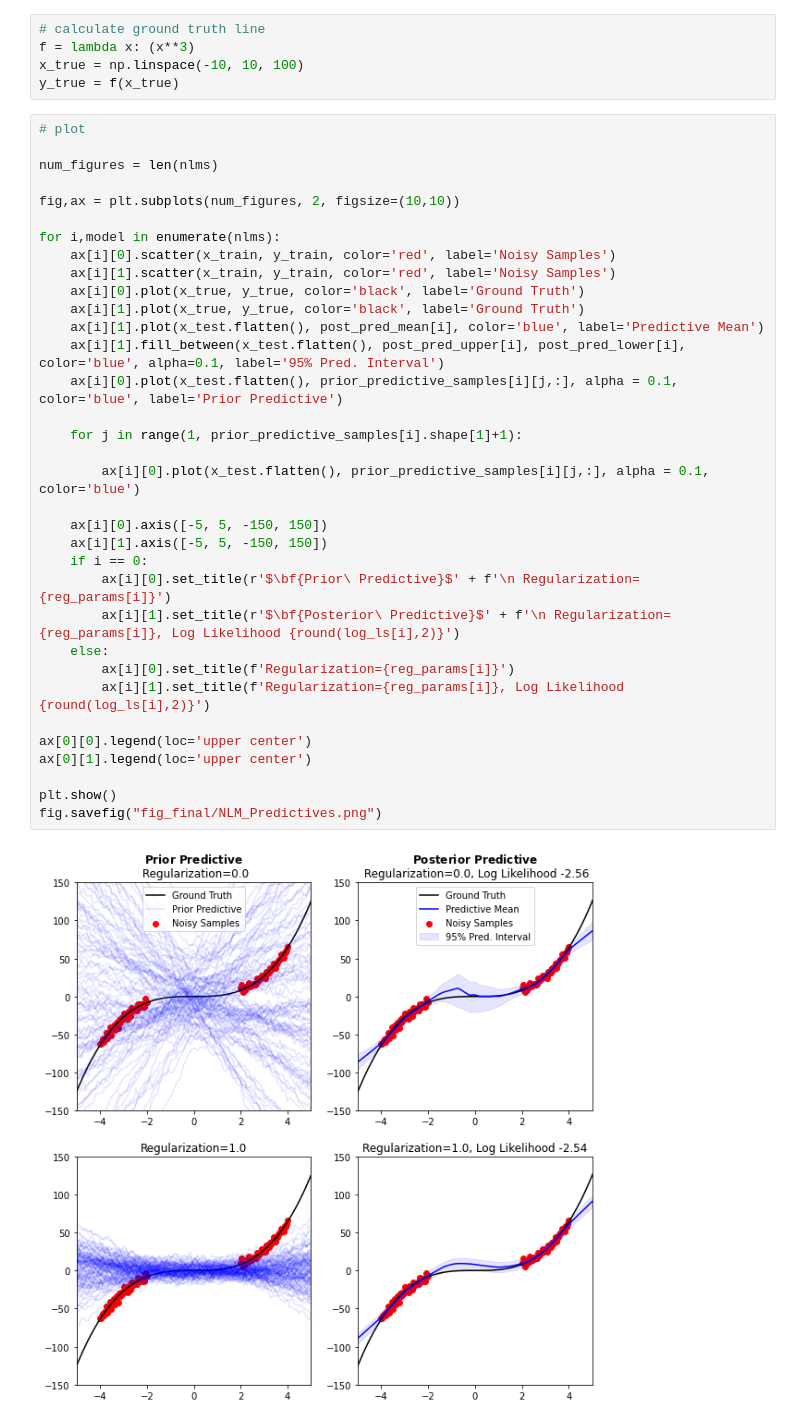
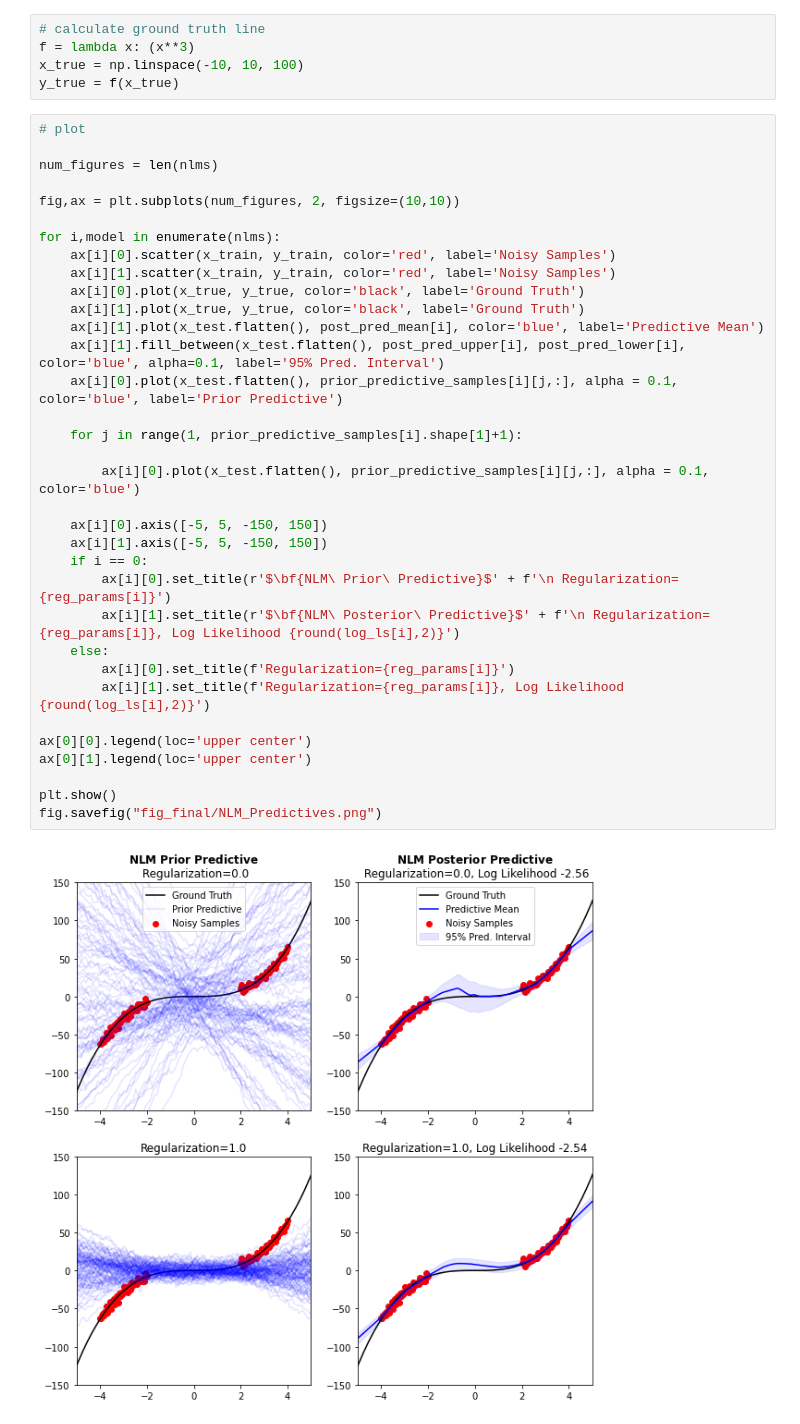
Before and after one commit to msbutler/luna_207, a Jupyter notebook: PriorPredictives_Demo.ipynb, the cells around one changed output. Drawn from its saved outputs; the diff is of its cells as text.

Commit message:
updated figure title for NLM predictives

```diff
--- a/PriorPredictives_Demo.ipynb
+++ b/PriorPredictives_Demo.ipynb
@@ -97,33 +97,33 @@ y_true = f(x_true)
 num_figures = len(nlms)
 
 fig,ax = plt.subplots(num_figures, 2, figsize=(10,10))
 
 for i,model in enumerate(nlms):
     ax[i][0].scatter(x_train, y_train, color='red', label='Noisy Samples')
     ax[i][1].scatter(x_train, y_train, color='red', label='Noisy Samples')
     ax[i][0].plot(x_true, y_true, color='black', label='Ground Truth')
     ax[i][1].plot(x_true, y_true, color='black', label='Ground Truth')
     ax[i][1].plot(x_test.flatten(), post_pred_mean[i], color='blue', label='Predictive Mean')
     ax[i][1].fill_between(x_test.flatten(), post_pred_upper[i], post_pred_lower[i], color='blue', alpha=0.1, label='95% Pred. Interval')
     ax[i][0].plot(x_test.flatten(), prior_predictive_samples[i][j,:], alpha = 0.1, color='blue', label='Prior Predictive')
 
     for j in range(1, prior_predictive_samples[i].shape[1]+1):
 
         ax[i][0].plot(x_test.flatten(), prior_predictive_samples[i][j,:], alpha = 0.1, color='blue')
 
     ax[i][0].axis([-5, 5, -150, 150])
     ax[i][1].axis([-5, 5, -150, 150])
     if i == 0:
-        ax[i][0].set_title(r'$\bf{Prior\ Predictive}$' + f'\n Regularization={reg_params[i]}')
-        ax[i][1].set_title(r'$\bf{Posterior\ Predictive}$' + f'\n Regularization={reg_params[i]}, Log Likelihood {round(log_ls[i],2)}')
+        ax[i][0].set_title(r'$\bf{NLM\ Prior\ Predictive}$' + f'\n Regularization={reg_params[i]}')
+        ax[i][1].set_title(r'$\bf{NLM\ Posterior\ Predictive}$' + f'\n Regularization={reg_params[i]}, Log Likelihood {round(log_ls[i],2)}')
     else:
         ax[i][0].set_title(f'Regularization={reg_params[i]}')
         ax[i][1].set_title(f'Regularization={reg_params[i]}, Log Likelihood {round(log_ls[i],2)}')
 
 ax[0][0].legend(loc='upper center')
 ax[0][1].legend(loc='upper center')
 
 plt.show()
 fig.savefig("fig_final/NLM_Predictives.png")
 # %% [output]
-[figure, old version]
+[figure, new version]
```
Also changed, not shown: 1 other file.
